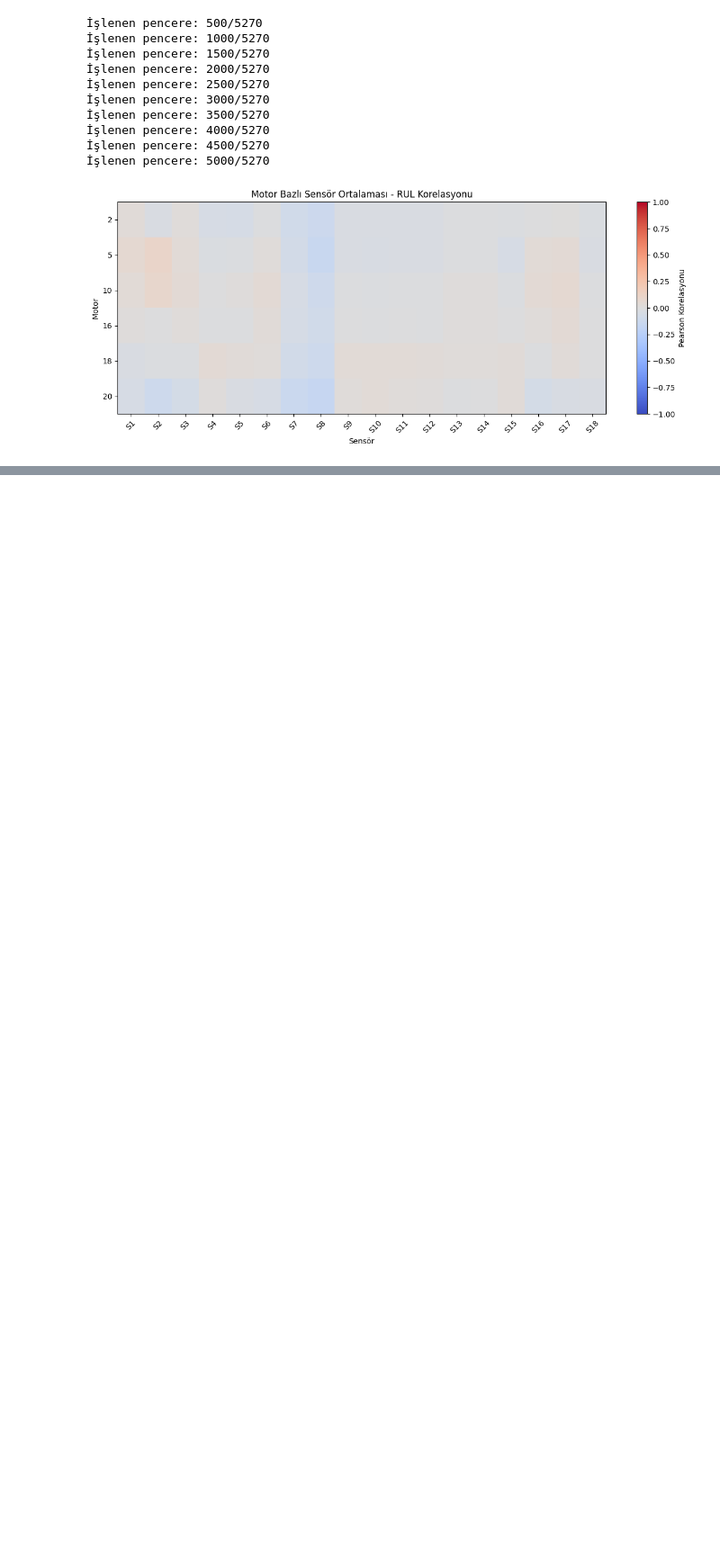
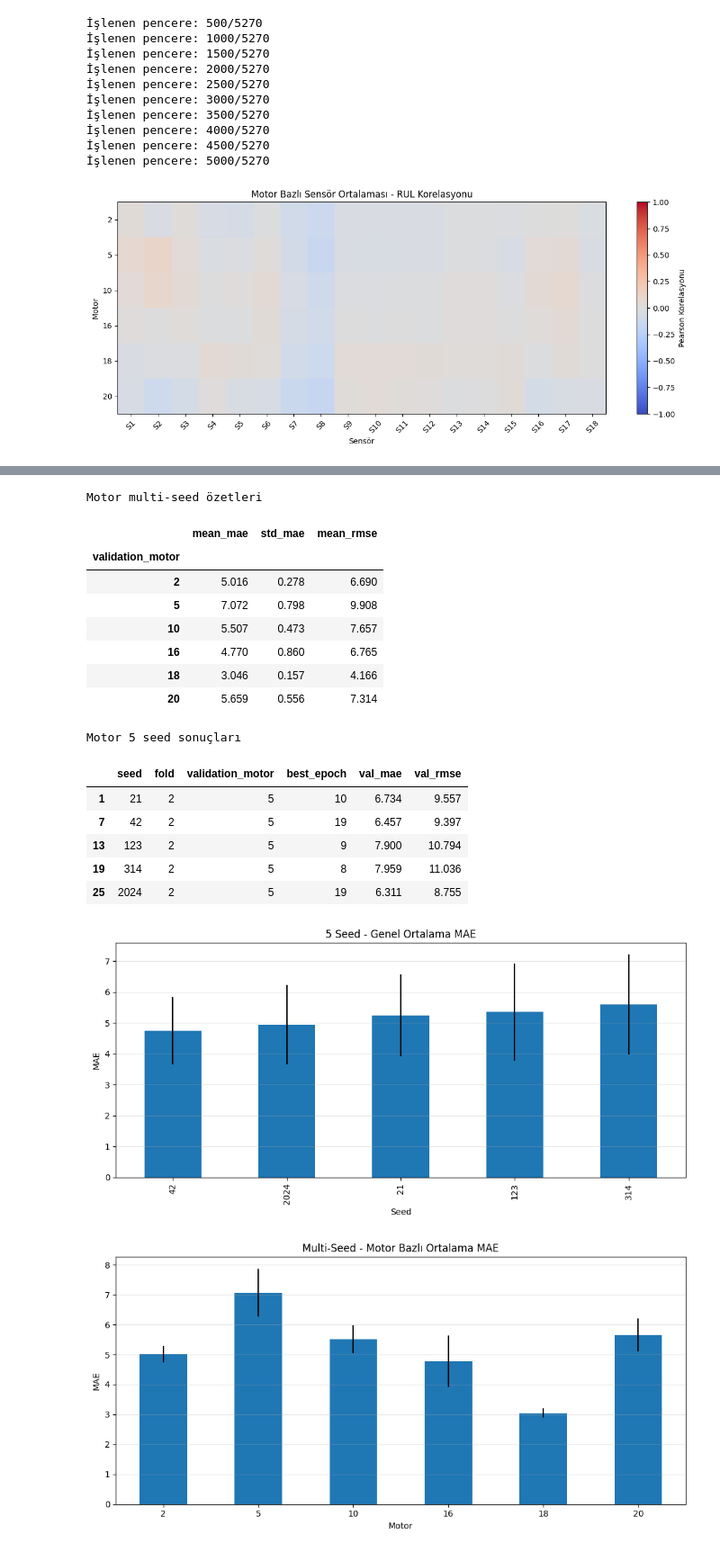
Before and after one commit to ilkinsoydas/End-to-End-PdM-Pipeline, a Jupyter notebook: n_cmapss/models/LTSM/LSTM_Experiments.ipynb, the cells around one changed output, grey strips where cells are left out. Shown at 90% size. Drawn from its saved outputs; the diff is of its cells as text; code cells hidden in the pictures; blank space fills up the shorter version.

```diff
--- a/n_cmapss/models/LTSM/LSTM_Experiments.ipynb
+++ b/n_cmapss/models/LTSM/LSTM_Experiments.ipynb
@@ -603,0 +765,53 @@ plt.show()
+# %%
+import pandas as pd
+import matplotlib.pyplot as plt
+
+multiseed_csv = PROJECT_ROOT / "processed" / "experiments" / "vanilla_multiseed_results.csv"
+multiseed_df = pd.read_csv(multiseed_csv)
+
+seed_summary = multiseed_df.groupby("seed").agg(
+    mean_mae=("val_mae", "mean"),
+    std_mae=("val_mae", "std"),
+    mean_rmse=("val_rmse", "mean"),
+).sort_values("mean_mae")
+
+motor_summary = multiseed_df.groupby("validation_motor").agg(
+    mean_mae=("val_mae", "mean"),
+    std_mae=("val_mae", "std"),
+    mean_rmse=("val_rmse", "mean"),
+).sort_index()
+
+motor5_seed_summary = multiseed_df[
+    multiseed_df["validation_motor"] == 5
+][["seed", "fold", "validation_motor", "best_epoch", "val_mae", "val_rmse"]]
+
+print("Genel multi-seed özetleri")
+display(seed_summary.round(3))
+print("Motor multi-seed özetleri")
+display(motor_summary.round(3))
+print("Motor 5 seed sonuçları")
+display(motor5_seed_summary.round(3))
+
+ax = seed_summary.reset_index().plot(
+    x="seed", y="mean_mae", kind="bar", yerr="std_mae",
+    figsize=(10, 5), legend=False,
+)
+ax.set_title("5 Seed - Genel Ortalama MAE")
+ax.set_xlabel("Seed")
+ax.set_ylabel("MAE")
+ax.grid(axis="y", alpha=0.3)
+plt.tight_layout()
+plt.show()
+
+ax = motor_summary.reset_index().plot(
+    x="validation_motor", y="mean_mae", kind="bar", yerr="std_mae",
+    figsize=(10, 5), legend=False,
+)
+ax.set_title("Multi-Seed - Motor Bazlı Ortalama MAE")
+ax.set_xlabel("Motor")
+ax.set_ylabel("MAE")
+ax.tick_params(axis="x", rotation=0)
+ax.grid(axis="y", alpha=0.3)
+plt.tight_layout()
+plt.show()
+# %% [output]
@@ -603,0 +826,18 @@ plt.show()
+Motor multi-seed özetleri
+|  | mean_mae | std_mae | mean_rmse |
+| validation_motor |  |  |  |
+| 2 | 5.016 | 0.278 | 6.690 |
+| 5 | 7.072 | 0.798 | 9.908 |
+| 10 | 5.507 | 0.473 | 7.657 |
+| 16 | 4.770 | 0.860 | 6.765 |
+| 18 | 3.046 | 0.157 | 4.166 |
+| 20 | 5.659 | 0.556 | 7.314 |
+Motor 5 seed sonuçları
+|  | seed | fold | validation_motor | best_epoch | val_mae | val_rmse |
+| 1 | 21 | 2 | 5 | 10 | 6.734 | 9.557 |
+| 7 | 42 | 2 | 5 | 19 | 6.457 | 9.397 |
+| 13 | 123 | 2 | 5 | 9 | 7.900 | 10.794 |
+| 19 | 314 | 2 | 5 | 8 | 7.959 | 11.036 |
+| 25 | 2024 | 2 | 5 | 19 | 6.311 | 8.755 |
+[figure, added]
+[figure, added]
```
Also changed, not shown: parts of 4 cells of this notebook, 14 other files.
